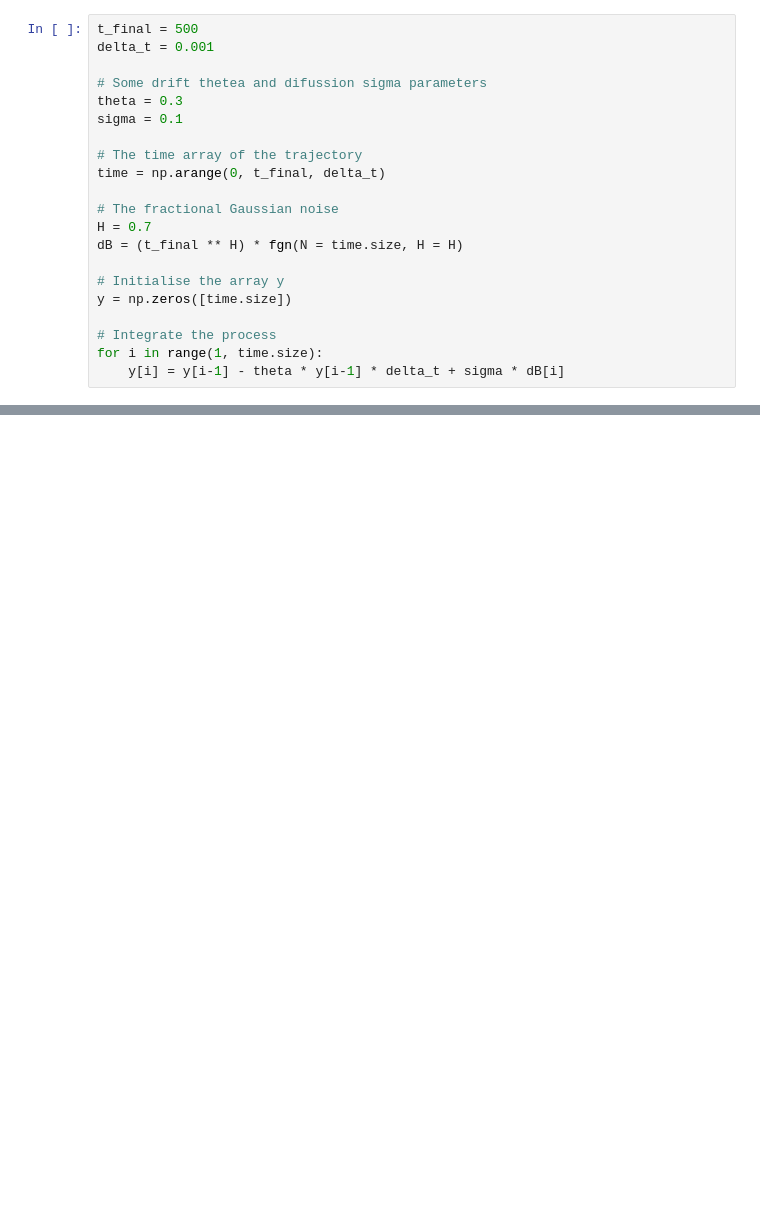
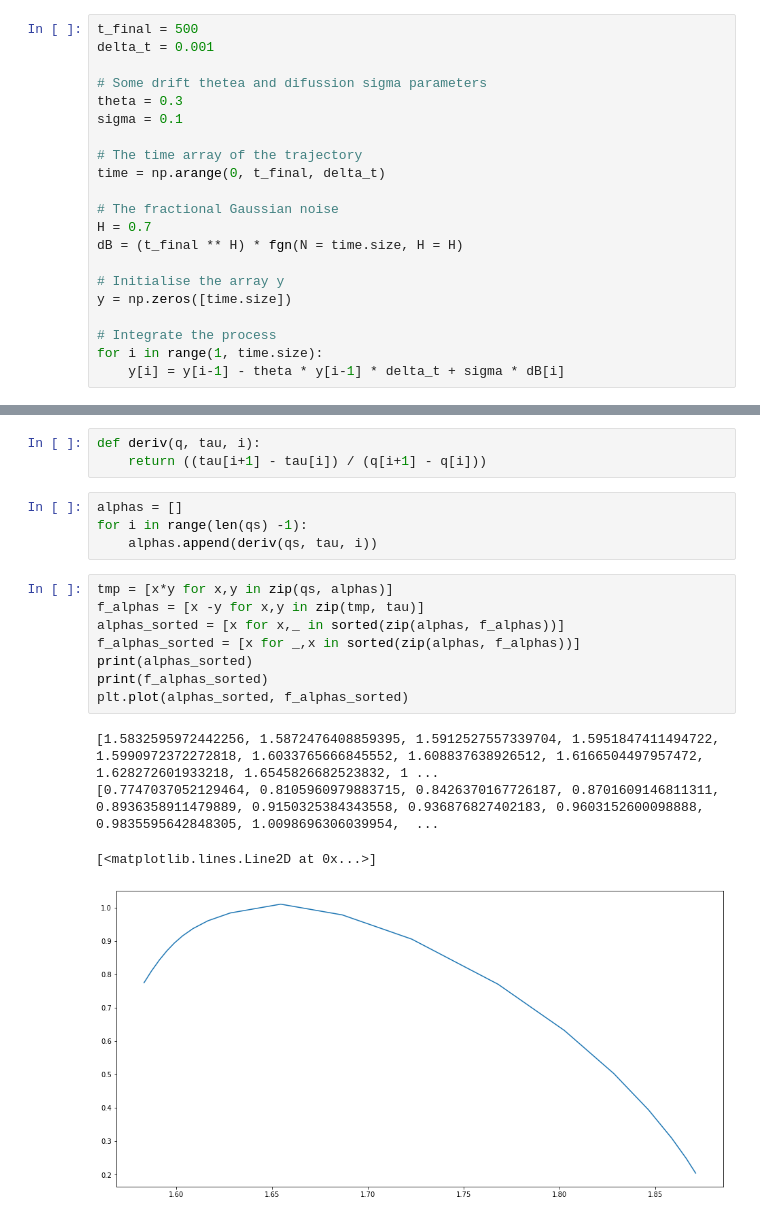
Before and after one commit to pawel717-SCGE/lab1, a Jupyter notebook: lab1-SCGE.ipynb, the cells around one changed output, grey strips where cells are left out. Saved outputs shown, nothing was run; the diff lists cells and outputs as text; blank space fills up the shorter version.

```diff
--- a/lab1-SCGE.ipynb
+++ b/lab1-SCGE.ipynb
@@ -632,0 +657,20 @@ plt.plot(q, tau)
+# %%
+def deriv(q, tau, i):
+    return ((tau[i+1] - tau[i]) / (q[i+1] - q[i]))
+# %%
+alphas = []
+for i in range(len(qs) -1):
+    alphas.append(deriv(qs, tau, i))
+# %%
+tmp = [x*y for x,y in zip(qs, alphas)]
+f_alphas = [x -y for x,y in zip(tmp, tau)]
+alphas_sorted = [x for x,_ in sorted(zip(alphas, f_alphas))]
+f_alphas_sorted = [x for _,x in sorted(zip(alphas, f_alphas))]
+print(alphas_sorted)
+print(f_alphas_sorted)
+plt.plot(alphas_sorted, f_alphas_sorted)
+# %% [output]
+[1.5832595972442256, 1.5872476408859395, 1.5912527557339704, 1.5951847411494722, 1.5990972372272818, 1.6033765666845552, 1.608837638926512, 1.6166504497957472, 1.628272601933218, 1.6545826682523832, 1 ...
+[0.7747037052129464, 0.8105960979883715, 0.8426370167726187, 0.8701609146811311, 0.8936358911479889, 0.9150325384343558, 0.936876827402183, 0.9603152600098888, 0.9835595642848305, 1.0098696306039954,  ...
+[<matplotlib.lines.Line2D at 0x...>]
+[figure, added]
```
Also changed, not shown: parts of 6 cells of this notebook.
